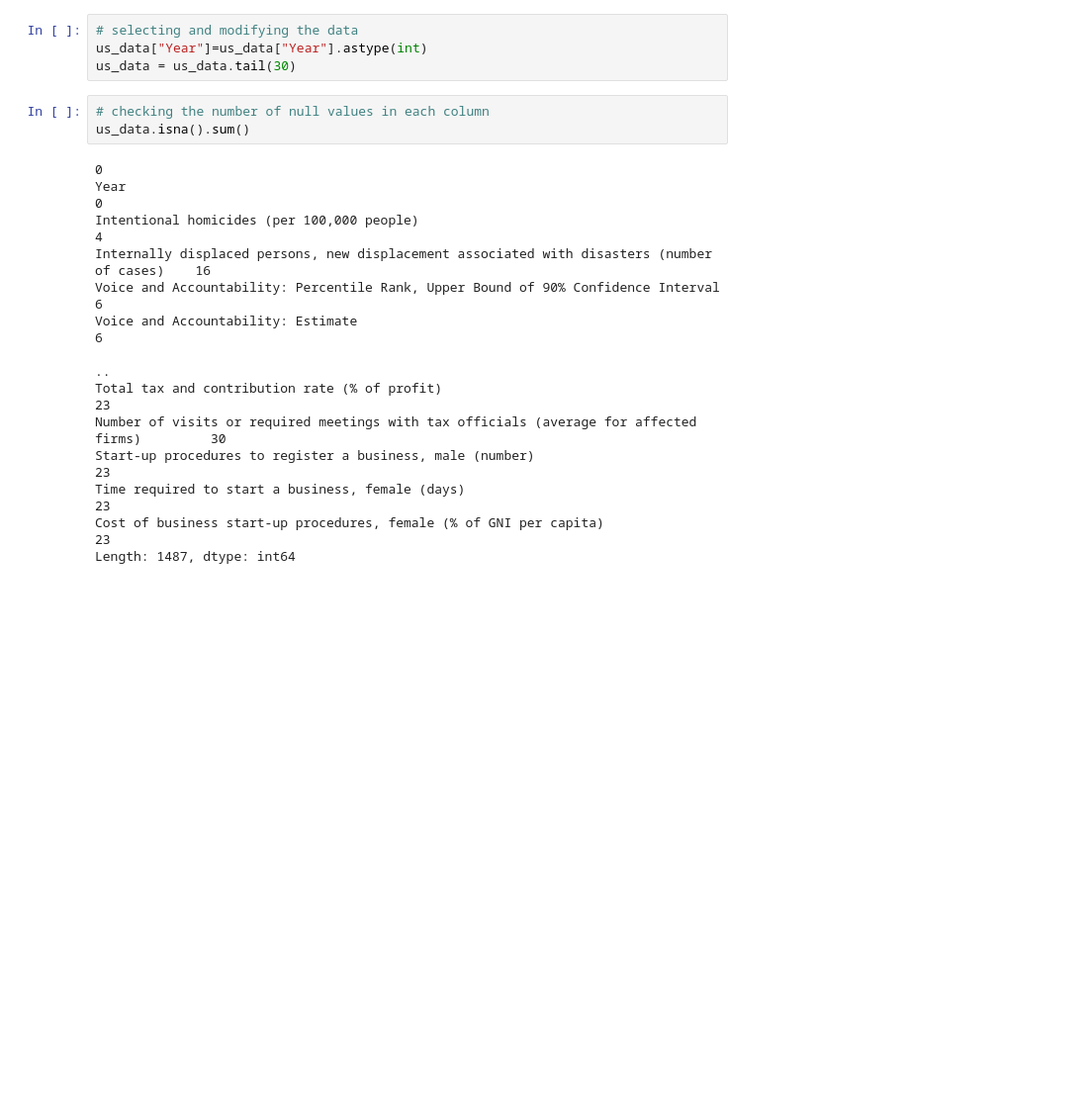
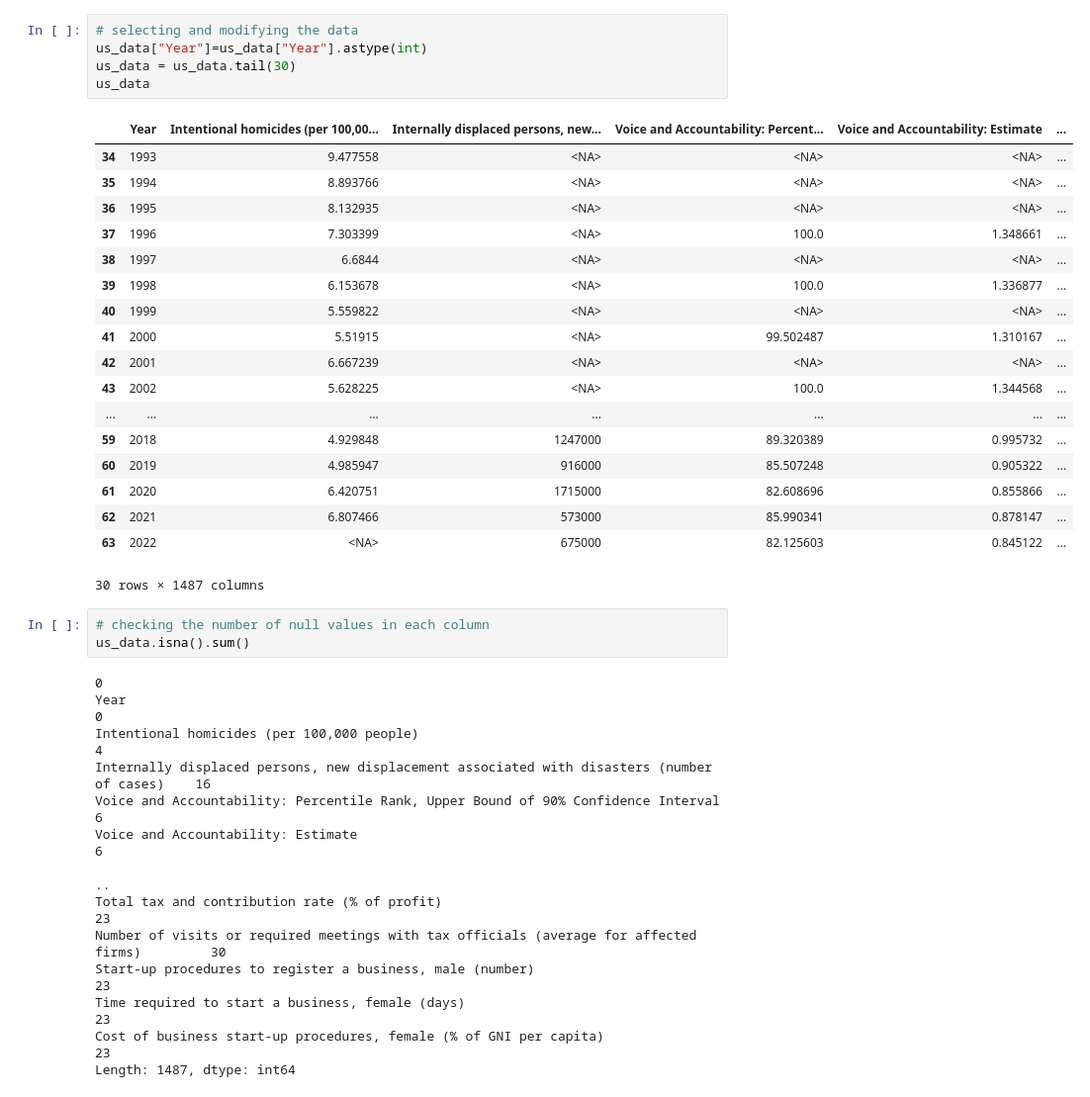
Before and after one commit to Shre-D/EGD-Assignment1, a Jupyter notebook: src/main.ipynb, the cells around one changed output. Shown: that part at 99% size. Cells and saved outputs as stored; diff of their text form; blank space fills up the shorter version.

```diff
--- a/src/main.ipynb
+++ b/src/main.ipynb
@@ -33,7 +64,27 @@ us_data = Data.clean_data(us_data, us_columns_to_drop)
 # %%
 # selecting and modifying the data
 us_data["Year"]=us_data["Year"].astype(int)
 us_data = us_data.tail(30)
+us_data
+# %% [output]
+|  | Year | Intentional homicides (per 100,00... | Internally displaced persons, new... | Voice and Accountability: Percent... | Voice and Accountability: Estimate | ... |
+| 34 | 1993 | 9.477558 | <NA> | <NA> | <NA> | ... |
+| 35 | 1994 | 8.893766 | <NA> | <NA> | <NA> | ... |
+| 36 | 1995 | 8.132935 | <NA> | <NA> | <NA> | ... |
+| 37 | 1996 | 7.303399 | <NA> | 100.0 | 1.348661 | ... |
+| 38 | 1997 | 6.6844 | <NA> | <NA> | <NA> | ... |
+| 39 | 1998 | 6.153678 | <NA> | 100.0 | 1.336877 | ... |
+| 40 | 1999 | 5.559822 | <NA> | <NA> | <NA> | ... |
+| 41 | 2000 | 5.51915 | <NA> | 99.502487 | 1.310167 | ... |
+| 42 | 2001 | 6.667239 | <NA> | <NA> | <NA> | ... |
+| 43 | 2002 | 5.628225 | <NA> | 100.0 | 1.344568 | ... |
+| ... | ... | ... | ... | ... | ... | ... |
+| 59 | 2018 | 4.929848 | 1247000 | 89.320389 | 0.995732 | ... |
+| 60 | 2019 | 4.985947 | 916000 | 85.507248 | 0.905322 | ... |
+| 61 | 2020 | 6.420751 | 1715000 | 82.608696 | 0.855866 | ... |
+| 62 | 2021 | 6.807466 | 573000 | 85.990341 | 0.878147 | ... |
+| 63 | 2022 | <NA> | 675000 | 82.125603 | 0.845122 | ... |
+30 rows × 1487 columns
 # %%
 # checking the number of null values in each column
 us_data.isna().sum()
```
Also changed, not shown: parts of 2 cells of this notebook.
